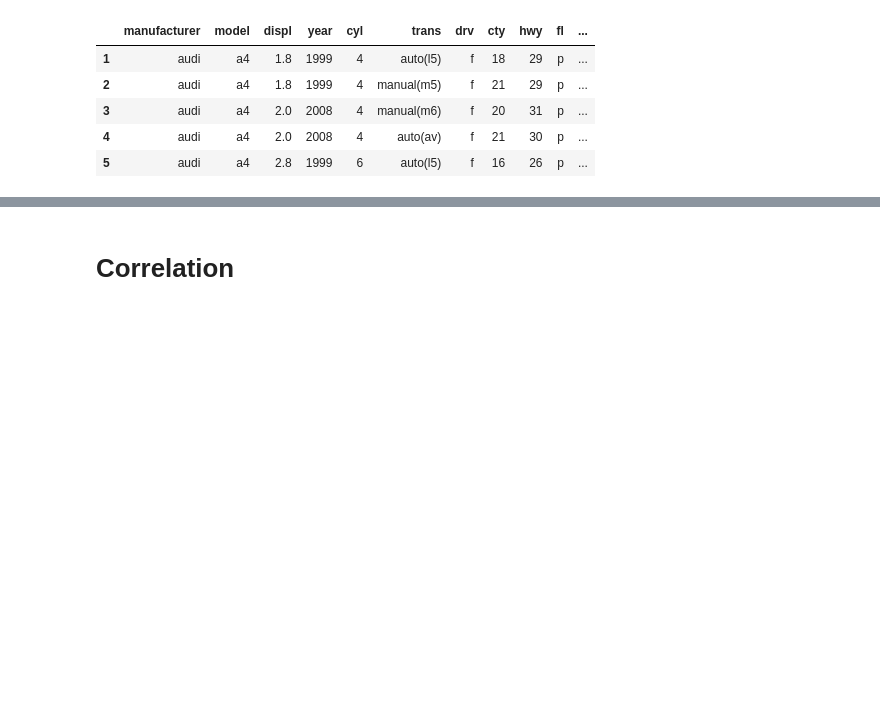
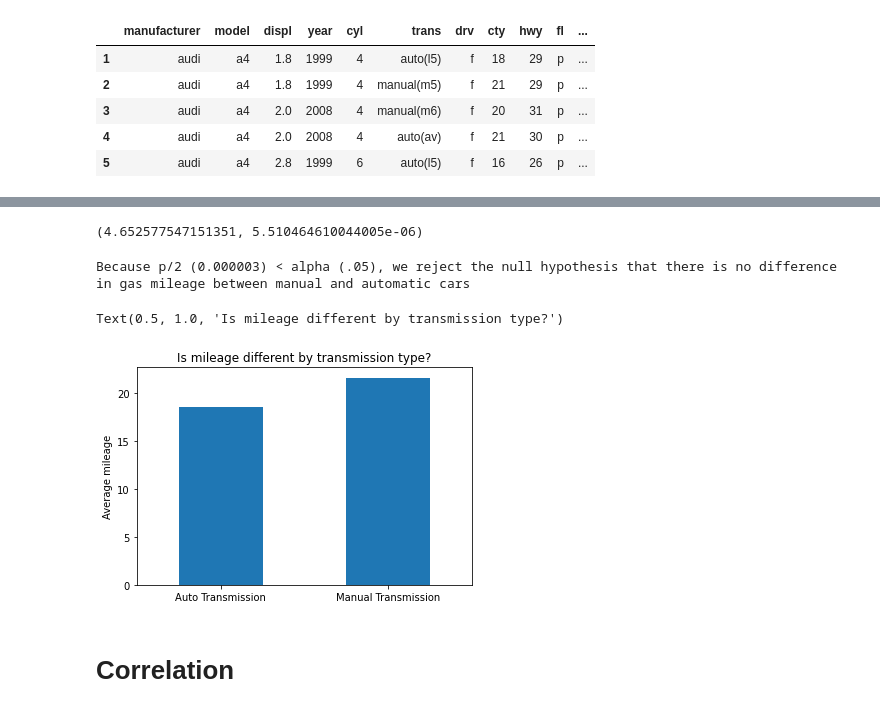
Before and after one commit to randyfrench/statistics-exercises, a Jupyter notebook: hypothesis_testing.ipynb, the cells around one changed output, grey strips where cells are left out. Drawn from its saved outputs; the diff is of its cells as text; code cells hidden in the pictures; blank space fills up the shorter version.

```diff
--- a/hypothesis_testing.ipynb
+++ b/hypothesis_testing.ipynb
@@ -88,3 +211,27 @@ mpg[mpg.year == 2008]
+# %%
+fe_auto = mpg[mpg.trans.str.contains('auto')].avg_fe
+fe_manual = mpg[mpg.trans.str.contains('manual')].avg_fe
+
+t, p = stats.ttest_ind(fe_manual, fe_auto)
+t, p
+# %% [output]
+(4.652577547151351, 5.510464610044005e-06)
+# %%
+print(f'''
+Because p/2 ({p/2:.6f}) < alpha (.05), we reject the null hypothesis that there is no difference in gas mileage between manual and automatic cars
+''')
+# %% [output]
+Because p/2 (0.000003) < alpha (.05), we reject the null hypothesis that there is no difference in gas mileage between manual and automatic cars
+# %%
+mpg['transmission_type'] = np.where(mpg.trans.str.contains('auto'), 'Auto Transmission', 'Manual Transmission')
+mpg.groupby('transmission_type').avg_fe.mean().plot.bar()
+plt.xticks(rotation=0)
+plt.xlabel('')
+plt.ylabel('Average mileage')
+plt.title('Is mileage different by transmission type?')
+# %% [output]
+Text(0.5, 1.0, 'Is mileage different by transmission type?')
+[figure, added]
 # %% [markdown]
 # Correlation
 # %%
```
Also changed, not shown: parts of 105 cells of this notebook, 5 other files.
